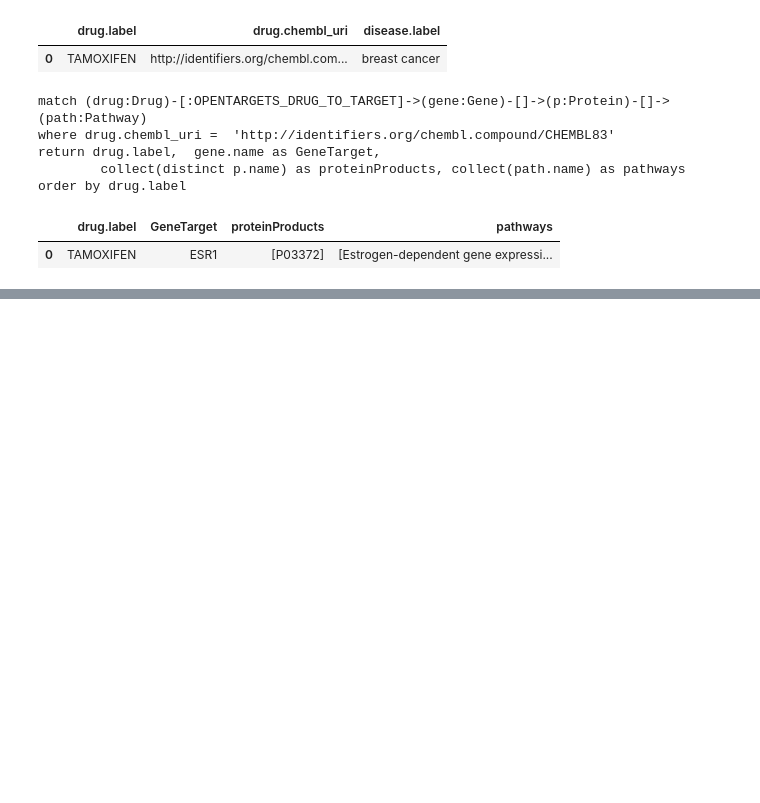
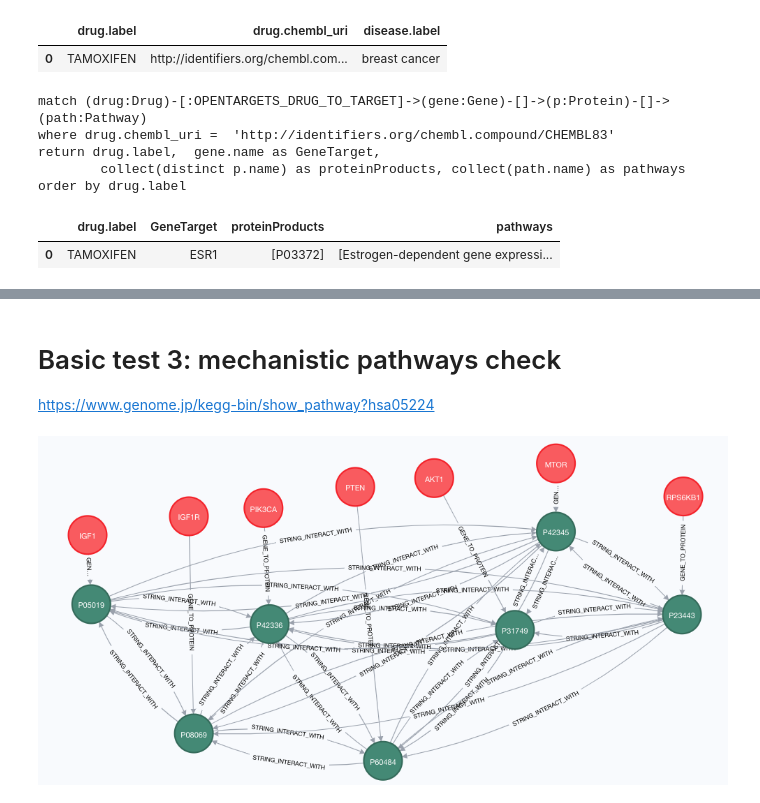
Before and after one commit to mvab/epigraphdb-breast-cancer, a Jupyter notebook: breast_cancer_positive_controls.ipynb, the cells around one changed output, grey strips where cells are left out. Drawn from its saved outputs; the diff is of its cells as text; code cells hidden in the pictures; blank space fills up the shorter version.

Commit message:
start basic test of known BC pathways

```diff
--- a/breast_cancer_positive_controls.ipynb
+++ b/breast_cancer_positive_controls.ipynb
@@ -210,3 +208,7 @@ return p
 | 31 | Transcriptional regulation by RUNX1 | Transcriptional regulation by RUNX1 | [Reactome-2020-10-13] | R-HSA-8878171 | R-HSA-8878171 | https://reactome.org/PathwayBrows... |
 | 32 | Transcriptional regulation by RUNX2 | Transcriptional regulation by RUNX2 | [Reactome-2020-10-13] | R-HSA-8878166 | R-HSA-8878166 | https://reactome.org/PathwayBrows... |
 | 33 | Transcriptional regulation by the... | Transcriptional regulation by the... | [Reactome-2020-10-13] | R-HSA-8864260 | R-HSA-8864260 | https://reactome.org/PathwayBrows... |
+# %% [markdown]
+# Basic test 3: mechanistic pathways check
+
+https://www.genome.jp/kegg-bin/show_pathway?hsa05224
@@ -212,0 +217,9 @@ return p
+# %%
+#query= """
+#MATCH (gene:Gene)-[gene_to_protein:GENE_TO_PROTEIN]->(protein:Protein)
+#WHERE gene.name in {}
+#RETURN gene, protein
+#""".format(glist=gene_list1)
+Image(filename = "figures/PC_test3_igf_path_bad.png")
+# %% [output]
+[figure, added]
```
Also changed, not shown: parts of 7 cells of this notebook, 3 other files.
